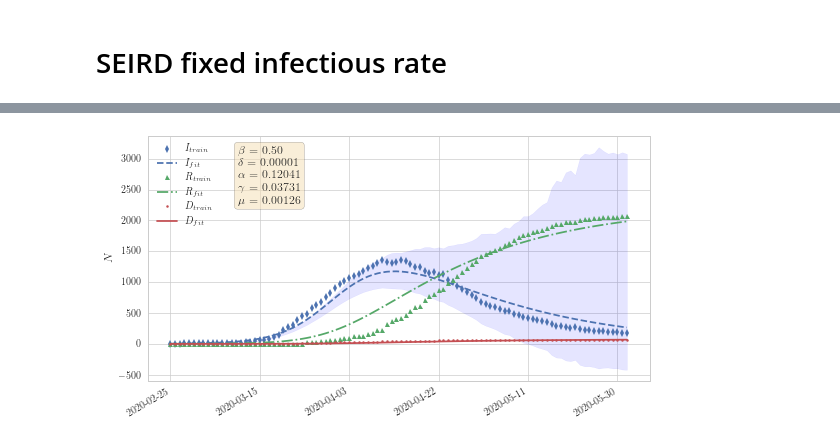
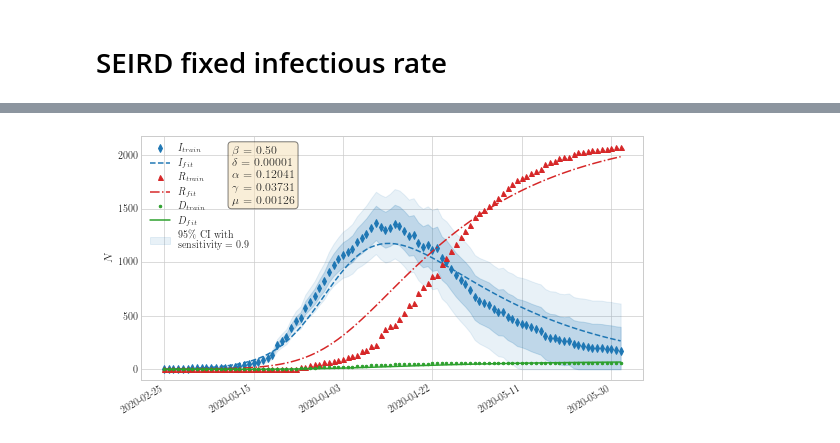
Before and after one commit to akapet00/covid-19-modelling-croatia, a Jupyter notebook: notebooks/05-SEIRD-fixed-infectious-rate-modeling.ipynb, the cells around one changed output, grey strips where cells are left out. Saved outputs shown, nothing was run; the diff lists cells and outputs as text; code cells hidden in the pictures.

Commit message:
new figures

```diff
--- a/notebooks/05-SEIRD-fixed-infectious-rate-modeling.ipynb
+++ b/notebooks/05-SEIRD-fixed-infectious-rate-modeling.ipynb
@@ -25,4 +27,4 @@ plt.rcParams.update({
     'ytick.labelsize': 10,
     'figure.figsize': (4.774*2, 2.950*2)
 })
-b, g, r = plt.rcParams['axes.prop_cycle'].by_key()['color'][:3]
+b, o, g, r = plt.rcParams['axes.prop_cycle'].by_key()['color'][:4]
@@ -190,13 +210,24 @@ R0
 # %%
 fig = plt.figure()
 ax = fig.subplots()
-ax.plot(loss, label='loss(iteration)')
-ax.set_yscale('log')
-ax.set_xlabel('iteration')
+ax.plot(loss, label='loss(epoch)')
+ax.set_xlabel('epoch')
 ax.set_ylabel('loss value')
 ax.legend()
 plt.show()
 fname = 'SEIRD_fitted_loss'
 fig.savefig(fname=os.path.join('output', 'figs', fname + '.pdf'),
             format='pdf', bbox_inches='tight')
+
+fig = plt.figure()
+ax = fig.subplots()
+ax.plot(loss, label='loss(epoch)')
+ax.set_yscale('log')
+ax.set_xlabel('epoch')
+ax.set_ylabel('loss value')
+ax.legend()
+plt.show()
+fname = 'SEIRD_fitted_loss-log'
+fig.savefig(fname=os.path.join('output', 'figs', fname + '.pdf'),
+            format='pdf', bbox_inches='tight')
 # %% [output]
@@ -210,67 +238,74 @@ Index(['testing_date', 'total_tests', 'confirmed_positives',
 # %%
-# uncertainty quantification in 95% CI
-pcr_sens = 0.9
+# uncertainty quantification in ci_level% CI
+ci_level = 95
+if ci_level == 99:
+    ci_m = 2.576
+elif ci_level == 98:
+    ci_m = 2.326
+elif ci_level == 95:
+    ci_m = 1.96
+elif ci_level == 90:
+    ci_m = 1.645
+else:
+    ci_m = 0
+
+if ci_level in [90, 95, 98, 99]:
+    lbl = f'{ci_level}\% CI with\nsensitivity = {pcr_sens}'
+    fname = f'SEIRD_fitted_fixed-beta_first-wave_uc-{int(pcr_sens*100)}sens-{ci_level}ci'
+
+
 std_sens_err = np.sqrt(np.divide(
     (1 - pcr_sens) * pcr_sens,
     df.confirmed_positives.values,
     out=np.zeros(df.confirmed_positives.values.shape, dtype=float),
     where=df.confirmed_positives.values!=0,
 ))
-sens_ci = 1.960 * std_sens_err
-lb_sens = np.abs(pcr_sens - sens_ci)
-lb_true_positives = lb_sens * df.confirmed_positives.values
-lb_active = np.cumsum(lb_true_positives) - df.estimate_recovered.values
-lb_scaler = lb_active / I_train
+sens_lb_ci = pcr_sens - ci_m * std_sens_err
+sens_lb = pcr_sens
+true_positives_lb_ci = sens_lb_ci * df.confirmed_positives.values
+true_positives_lb = sens_lb * df.confirmed_positives.values
+active_lb_ci = np.cumsum(true_positives_lb_ci) - df.estimate_recovered.values
+active_lb = np.cumsum(true_positives_lb) - df.estimate_recovered.values
+active_lb_ci[np.where(active_lb_ci<0)] = 0
+active_lb[np.where(active_lb<0)] = 0
 
-pcr_spec = 0.95
-# yesterday's test gives today's result
-total_tests = np.concatenate((np.array([df.total_tests.values[0]]), df.total_tests.values[:-1]))
-negatives = total_tests - df.confirmed_positives.values
-std_spec_err = np.sqrt(np.divide(
-    (1 - pcr_spec) * pcr_spec,
-    negatives,
-    out=np.zeros(negatives.shape, dtype=float),
-    where=negatives!=0,
-))
-spec_ci = 1.960 * std_spec_err
-ub_specificity = np.abs(pcr_spec + spec_ci)
-ub_true_negatives = ub_specificity * negatives
-ub_false_negatives = negatives - ub_true_negatives
-ub_true_positives = ub_false_negatives + df.confirmed_positives.values
-ub_active = np.cumsum(ub_true_positives) - df.estimate_recovered.values
-ub_scaler = ub_active / I_train
+true_positives_ub_ci = 2 * df.confirmed_positives.values - true_positives_lb_ci
+true_positives_ub = 2 * df.confirmed_positives.values - true_positives_lb
+active_ub_ci = np.cumsum(true_positives_ub_ci) - df.estimate_recovered.values
+active_ub = np.cumsum(true_positives_ub) - df.estimate_recovered.values
 
 start_dt = datetime.datetime(2020, 2, 25)
 end_dt = start_dt + datetime.timedelta(I_train.size)
 dts = mdates.drange(start_dt, end_dt, datetime.timedelta(days=1))
 fig = plt.figure(figsize=(9, 5))
 ax = fig.subplots(nrows=1, ncols=1)
 ax.plot(dts, I_train, 'd', c=b, markersize=5, label='$I_{train}$')
-ax.plot(dts, I_sim, '--', c=b, markersize=5, label='$I_{fit}$')
-ax.plot(dts, R_train, '^', c=g, markersize=5, label='$R_{train}$')
-ax.plot(dts, R_sim, '-.', c=g, markersize=5, label='$R_{fit}$')
-ax.plot(dts, D_train, '.', c=r, markersize=5, label='$D_{train}$')
-ax.plot(dts, D_sim, '-', c=r, markersize=5, label='$D_{fit}$')
-ax.fill_between(dts, lb_scaler*I_sim, ub_scaler*I_sim, color='b', alpha=0.1)
+ax.plot(dts, I_sim, '--', c=b, label='$I_{fit}$')
+ax.plot(dts, R_train, '^', c=r, markersize=5, label='$R_{train}$')
+ax.plot(dts, R_sim, '-.', c=r, label='$R_{fit}$')
+ax.plot(dts, D_train, '.', c=g, markersize=5, label='$D_{train}$')
+ax.plot(dts, D_sim, '-', c=g, label='$D_{fit}$')
+ax.fill_between(dts, active_lb, active_ub, color=b, alpha=0.2)
+ax.fill_between(dts, active_lb_ci, active_ub_ci, color=b, alpha=0.1, label=lbl)
 ax.text(0.18, 0.96,
         '\n'.join((
             r'$\beta$ = %.2f' % (beta, ),
             r'$\delta$ = %.5f' % (params[0], ),
             r'$\alpha$ = %.5f' % (params[1], ),
             r'$\gamma$ = %.5f' % (params[2], ),
             r'$\mu$ = %.5f' % (params[3], )
         )),
         transform=ax.transAxes,
         verticalalignment='top',
         bbox=dict(boxstyle='round', facecolor='wheat', alpha=0.5))
 ax.set_ylabel('$N$')
 ax.legend()
 _ = fig.gca().xaxis.set_major_formatter(mdates.DateFormatter('%Y-%m-%d'))
 _ = fig.gca().xaxis.set_major_locator(mdates.DayLocator(interval=19))
 _ = plt.gcf().autofmt_xdate()
 plt.show()
-fname = 'SEIRD_fitted_fixed-beta_first-wave_uc-90sens-95spec-95ci'
+
 fig.savefig(fname=os.path.join('output', 'figs', fname + '.pdf'),
             format='pdf', bbox_inches='tight')
 # %% [output]
-[figure, old version]
+[figure, new version]
```
Also changed, not shown: parts of 19 cells of this notebook, 7 other files.
